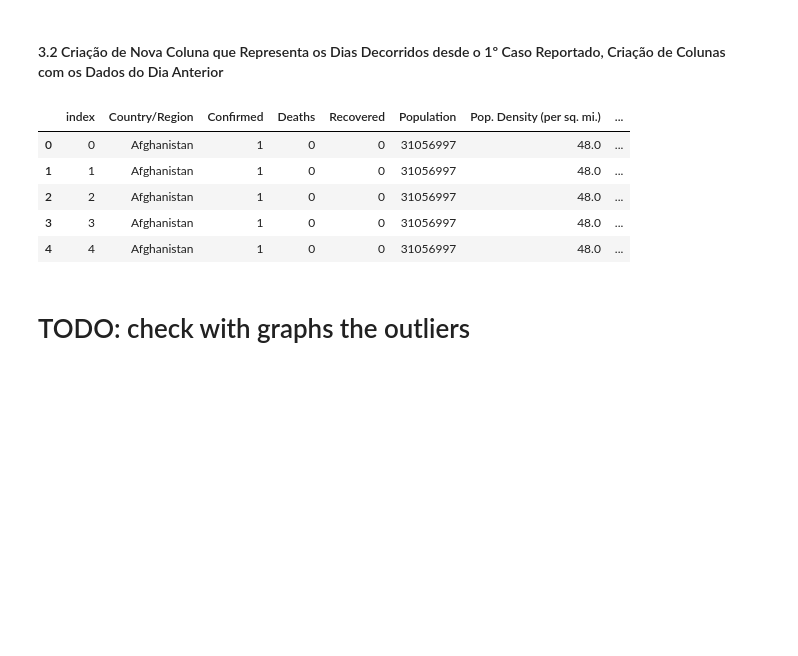
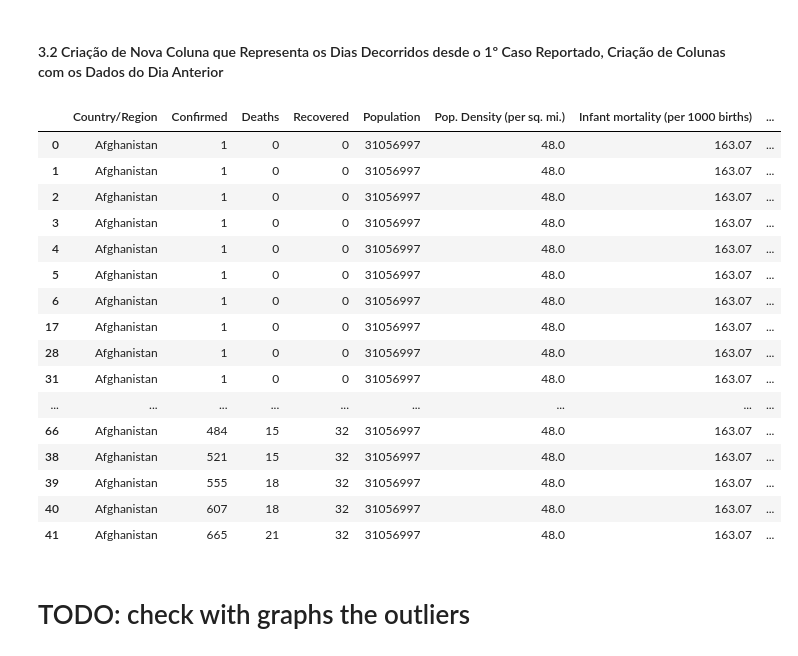
Before and after one commit to filipasenra/FEUP-IART-TP2, a Jupyter notebook: Temática 4A Aprendizagem Supervisionada_Regressão COVID-19.ipynb, the cells around one changed output. Cells and saved outputs as stored; diff of their text form; code cells hidden in the pictures; blank space fills up the shorter version.

```diff
--- a/Temática 4A Aprendizagem Supervisionada_Regressão COVID-19.ipynb
+++ b/Temática 4A Aprendizagem Supervisionada_Regressão COVID-19.ipynb
@@ -276,35 +276,62 @@ merged_inner.head(50)
 # %%
 #get group by columns back
 merged_inner.reset_index(inplace=True)
 merged_inner['Date'] = pd.to_datetime(merged_inner['Date'])
 
 #substructs the mim date from the current date (and returns the result in days - dt.days)
 merged_inner['Ellapsed Days'] = (merged_inner['Date'] - merged_inner.groupby('Country/Region')['Date'].transform('min')).dt.days
 
 
 def createPrevValues(dataset, originalColumnName, commonColumnName, newColumnName):
     dataset[newColumnName] = dataset.loc[dataset[commonColumnName].shift(-1)==dataset[commonColumnName], originalColumnName]
     dataset[newColumnName] = dataset[newColumnName].shift()
     dataset[newColumnName].fillna(0, inplace=True)
 
+def createPrevValuesCum(dataset, originalColumnName, commonColumnName, newColumnName, sortColumnName):
+    dataset[newColumnName] = dataset.sort_values(sortColumnName)\
+    .groupby([commonColumnName])[originalColumnName].cumsum() - dataset[originalColumnName]
+
 #Get cases of previous day
 createPrevValues(merged_inner, 'Confirmed', 'Country/Region', 'Prev_Confirmed')
 
 #Get deaths of previous day
 createPrevValues(merged_inner, 'Deaths', 'Country/Region', 'Prev_Deaths')
 
 #Get Recovered of previous day
 createPrevValues(merged_inner, 'Recovered', 'Country/Region', 'Prev_Recovered')
 
-merged_inner.drop(columns=['Date'], inplace=True)
+#Get cases of previous day
+createPrevValuesCum(merged_inner, 'Confirmed', 'Country/Region', 'Prev_Confirmed_Cum', 'Ellapsed Days')
 
-merged_inner.head()
+#Get deaths of previous day
+createPrevValuesCum(merged_inner, 'Deaths', 'Country/Region', 'Prev_Deaths_Cum', 'Ellapsed Days')
+
+#Get Recovered of previous day
+createPrevValuesCum(merged_inner, 'Recovered', 'Country/Region', 'Prev_Recovered_Cum', 'Ellapsed Days')
+
+merged_inner.drop(columns=['Date', 'index'], inplace=True)
+merged_inner.sort_values(by=['Country/Region', 'Ellapsed Days'], inplace=True)
+
+merged_inner.dropna(inplace=True)
+
+merged_inner.head(50)
 # %% [output]
-|  | index | Country/Region | Confirmed | Deaths | Recovered | Population | Pop. Density (per sq. mi.) | ... |
-| 0 | 0 | Afghanistan | 1 | 0 | 0 | 31056997 | 48.0 | ... |
-| 1 | 1 | Afghanistan | 1 | 0 | 0 | 31056997 | 48.0 | ... |
-| 2 | 2 | Afghanistan | 1 | 0 | 0 | 31056997 | 48.0 | ... |
-| 3 | 3 | Afghanistan | 1 | 0 | 0 | 31056997 | 48.0 | ... |
-| 4 | 4 | Afghanistan | 1 | 0 | 0 | 31056997 | 48.0 | ... |
+|  | Country/Region | Confirmed | Deaths | Recovered | Population | Pop. Density (per sq. mi.) | Infant mortality (per 1000 births) | ... |
+| 0 | Afghanistan | 1 | 0 | 0 | 31056997 | 48.0 | 163.07 | ... |
+| 1 | Afghanistan | 1 | 0 | 0 | 31056997 | 48.0 | 163.07 | ... |
+| 2 | Afghanistan | 1 | 0 | 0 | 31056997 | 48.0 | 163.07 | ... |
+| 3 | Afghanistan | 1 | 0 | 0 | 31056997 | 48.0 | 163.07 | ... |
+| 4 | Afghanistan | 1 | 0 | 0 | 31056997 | 48.0 | 163.07 | ... |
+| 5 | Afghanistan | 1 | 0 | 0 | 31056997 | 48.0 | 163.07 | ... |
+| 6 | Afghanistan | 1 | 0 | 0 | 31056997 | 48.0 | 163.07 | ... |
+| 17 | Afghanistan | 1 | 0 | 0 | 31056997 | 48.0 | 163.07 | ... |
+| 28 | Afghanistan | 1 | 0 | 0 | 31056997 | 48.0 | 163.07 | ... |
+| 31 | Afghanistan | 1 | 0 | 0 | 31056997 | 48.0 | 163.07 | ... |
+| ... | ... | ... | ... | ... | ... | ... | ... | ... |
+| 66 | Afghanistan | 484 | 15 | 32 | 31056997 | 48.0 | 163.07 | ... |
+| 38 | Afghanistan | 521 | 15 | 32 | 31056997 | 48.0 | 163.07 | ... |
+| 39 | Afghanistan | 555 | 18 | 32 | 31056997 | 48.0 | 163.07 | ... |
+| 40 | Afghanistan | 607 | 18 | 32 | 31056997 | 48.0 | 163.07 | ... |
+| 41 | Afghanistan | 665 | 21 | 32 | 31056997 | 48.0 | 163.07 | ... |
 # %% [markdown]
 # TODO: check with graphs the outliers
```
Also changed, not shown: parts of 21 cells of this notebook, 1 other file.
